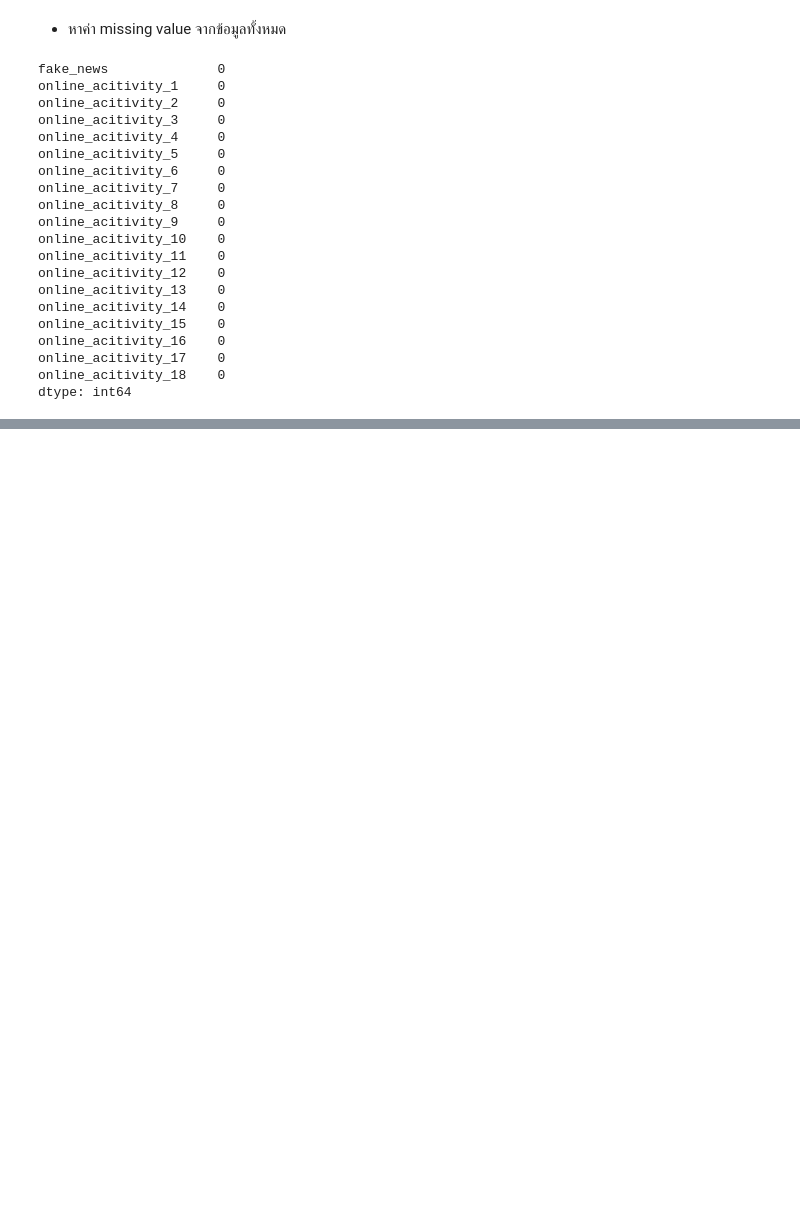
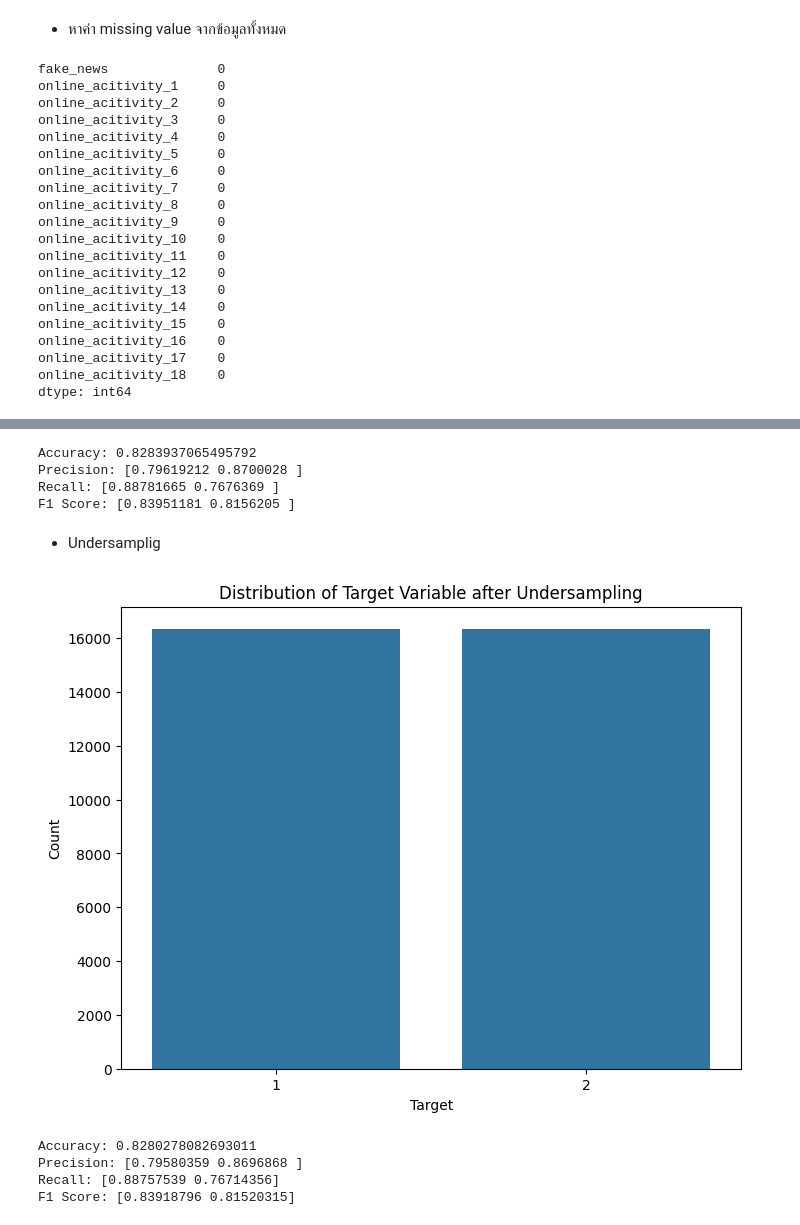
Before and after one commit to Piyaphat23/BSC_DPDM23, a Jupyter notebook: Internet.ipynb, the cells around one changed output, grey strips where cells are left out. Cells and saved outputs as stored; diff of their text form; code cells hidden in the pictures; blank space fills up the shorter version.

```diff
--- a/Internet.ipynb
+++ b/Internet.ipynb
@@ -84,0 +253,58 @@ dtype: int64
+# %%
+
+clf.fit(X_train_over, y_train_over)
+
+y_pred = clf.predict(X_test)
+
+accuracy = accuracy_score(y_test, y_pred)
+precision = precision_score(y_test, y_pred, average=None)
+recall = recall_score(y_test, y_pred, average=None)
+f1 = f1_score(y_test, y_pred, average=None)
+
+print("Accuracy:", accuracy)
+print("Precision:", precision)
+print("Recall:", recall)
+print("F1 Score:", f1)
+# %% [output]
+Accuracy: 0.8283937065495792
+Precision: [0.79619212 0.8700028 ]
+Recall: [0.88781665 0.7676369 ]
+F1 Score: [0.83951181 0.8156205 ]
+# %% [markdown]
+- Undersamplig
+# %%
+import matplotlib.pyplot as plt
+import seaborn as sns
+
+# Combine the undersampled features and target variable into a DataFrame
+df_under = pd.concat([X_train_under, pd.Series(y_train_under, name='target')], axis=1)
+
+# Plot the distribution of the target variable after undersampling
+plt.figure(figsize=(8, 6))
+sns.countplot(x='target', data=df_under)
+plt.title('Distribution of Target Variable after Undersampling')
+plt.xlabel('Target')
+plt.ylabel('Count')
+plt.show()
+# %% [output]
+[figure, added]
+# %%
+
+clf.fit(X_train_under, y_train_under)
+
+y_pred = clf.predict(X_test)
+
+accuracy = accuracy_score(y_test, y_pred)
+precision = precision_score(y_test, y_pred, average=None)
+recall = recall_score(y_test, y_pred, average=None)
+f1 = f1_score(y_test, y_pred, average=None)
+
+print("Accuracy:", accuracy)
+print("Precision:", precision)
+print("Recall:", recall)
+print("F1 Score:", f1)
+# %% [output]
+Accuracy: 0.8280278082693011
+Precision: [0.79580359 0.8696868 ]
+Recall: [0.88757539 0.76714356]
+F1 Score: [0.83918796 0.81520315]
```
Also changed, not shown: parts of 35 cells of this notebook.
